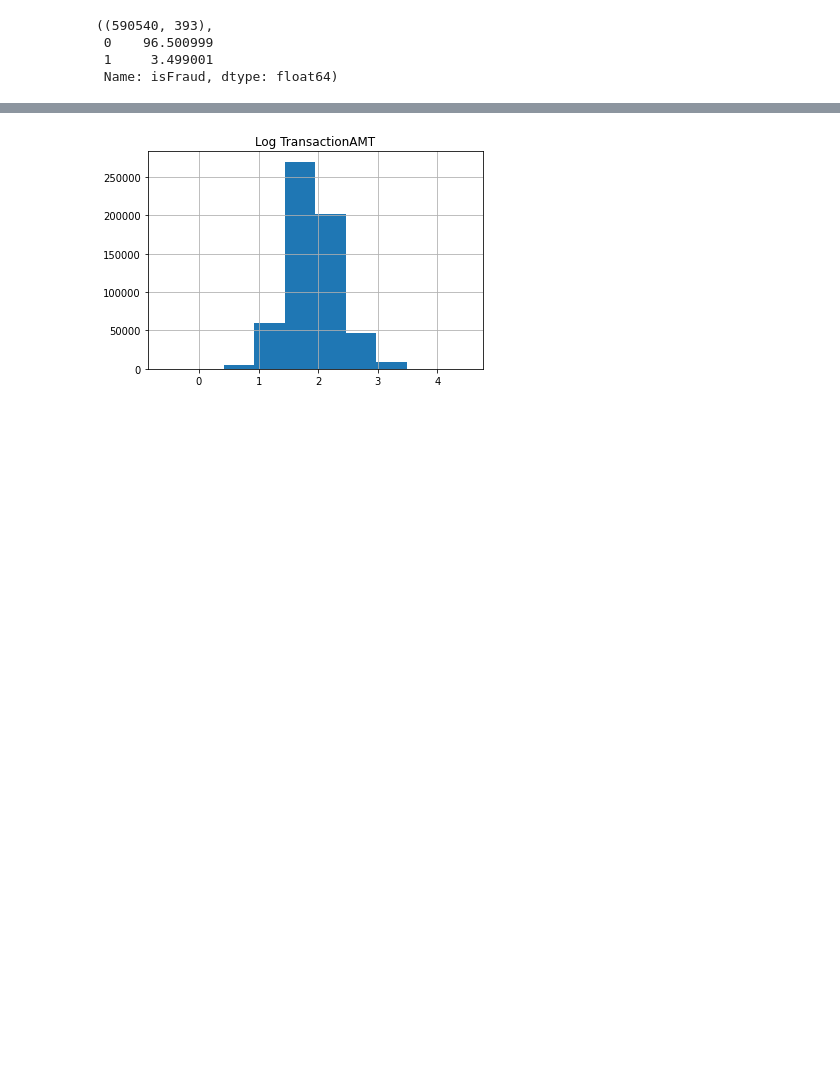
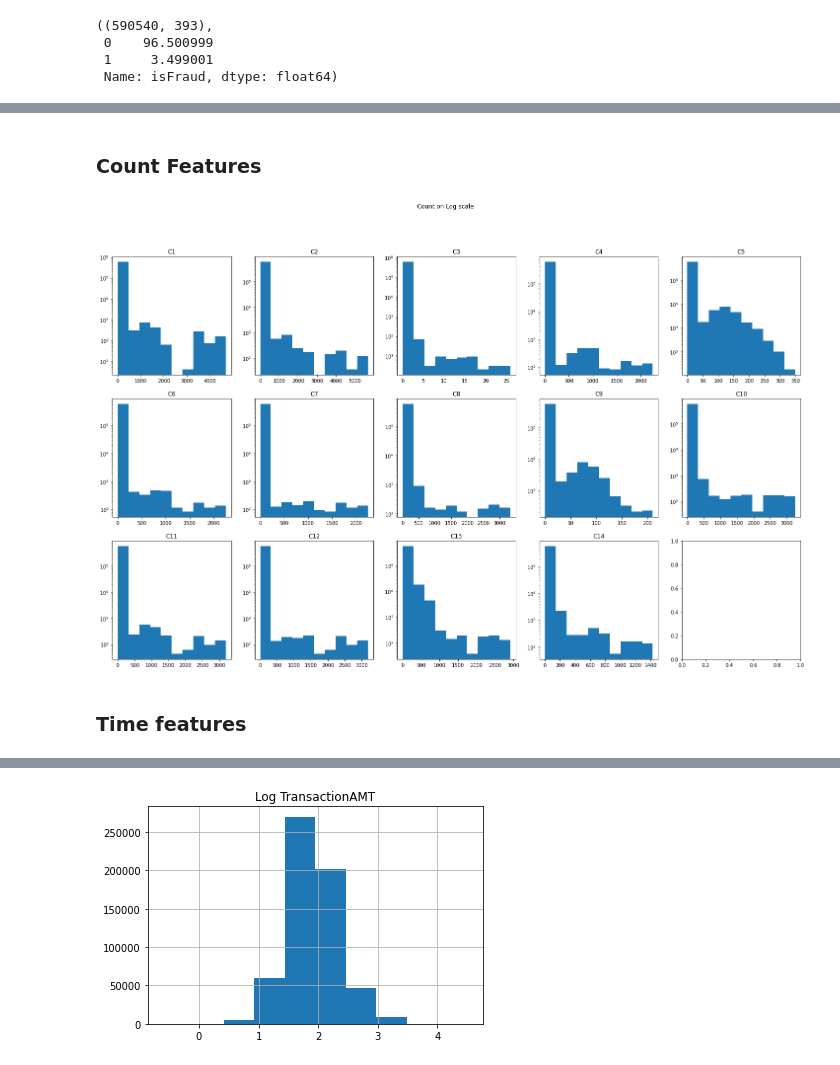
Before and after one commit to taimoon/click-through-rate-prediction, a Jupyter notebook: EDA.ipynb, the cells around one changed output, grey strips where cells are left out. Cells and saved outputs as stored; diff of their text form; code cells hidden in the pictures; blank space fills up the shorter version.

```diff
--- a/EDA.ipynb
+++ b/EDA.ipynb
@@ -124,0 +128,16 @@ local_cell_main()
+# %% [markdown]
+### Count Features
+# %%
+def local_cell_main():
+    cols = vesta_col_grp['counting']
+    fig, axs = plt.subplots(ncols = 5, nrows = 3, figsize=(25,15))
+    fig.suptitle('Count on Log scale')
+    for col, ax in zip(cols, axs.flat):
+        x = transaction_df[col]
+        ax.hist(x, log=True)
+        ax.set_title(col)
+local_cell_main()
+# %% [output]
+[figure, added]
+# %% [markdown]
+### Time features
```
Also changed, not shown: parts of 68 cells of this notebook, 7 other files.
